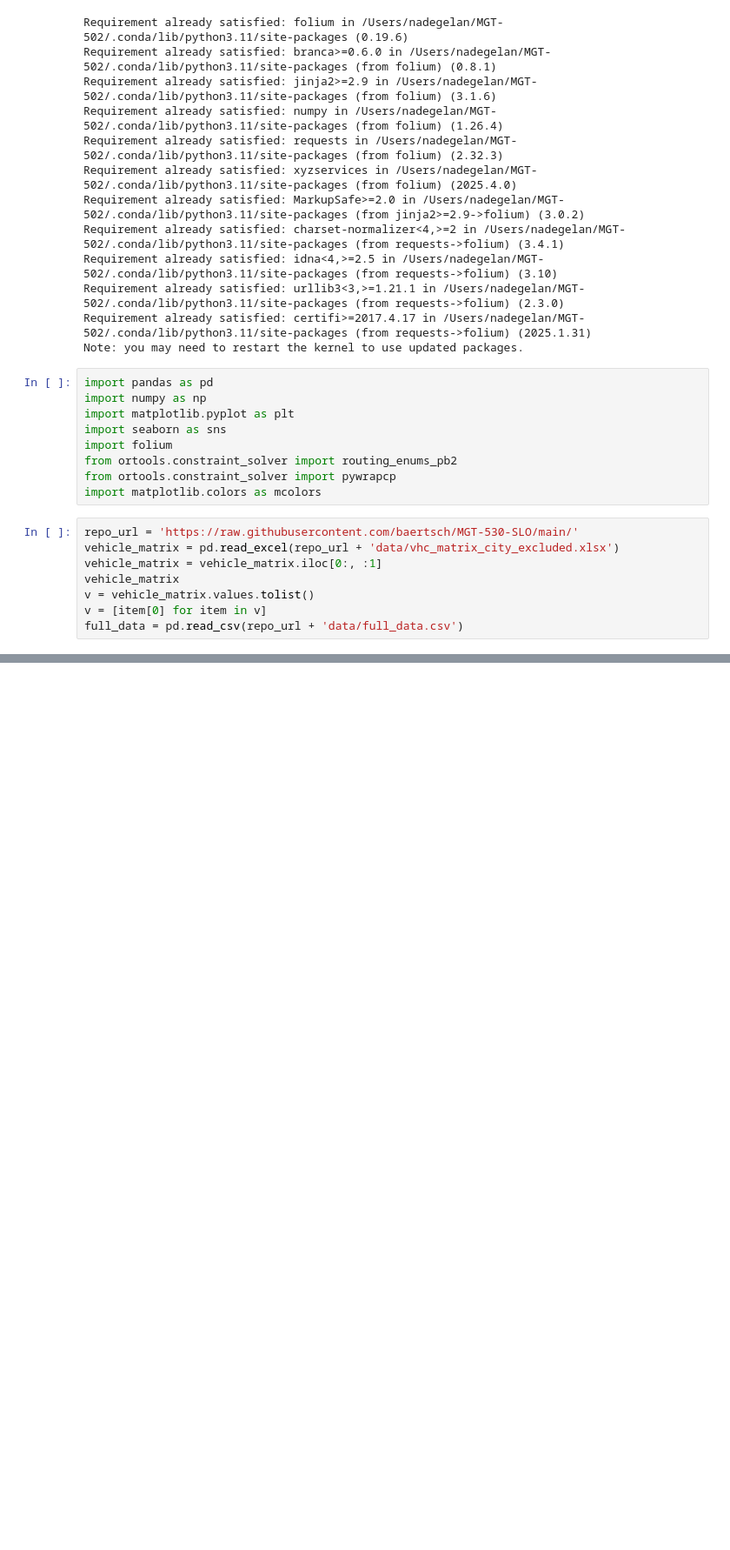
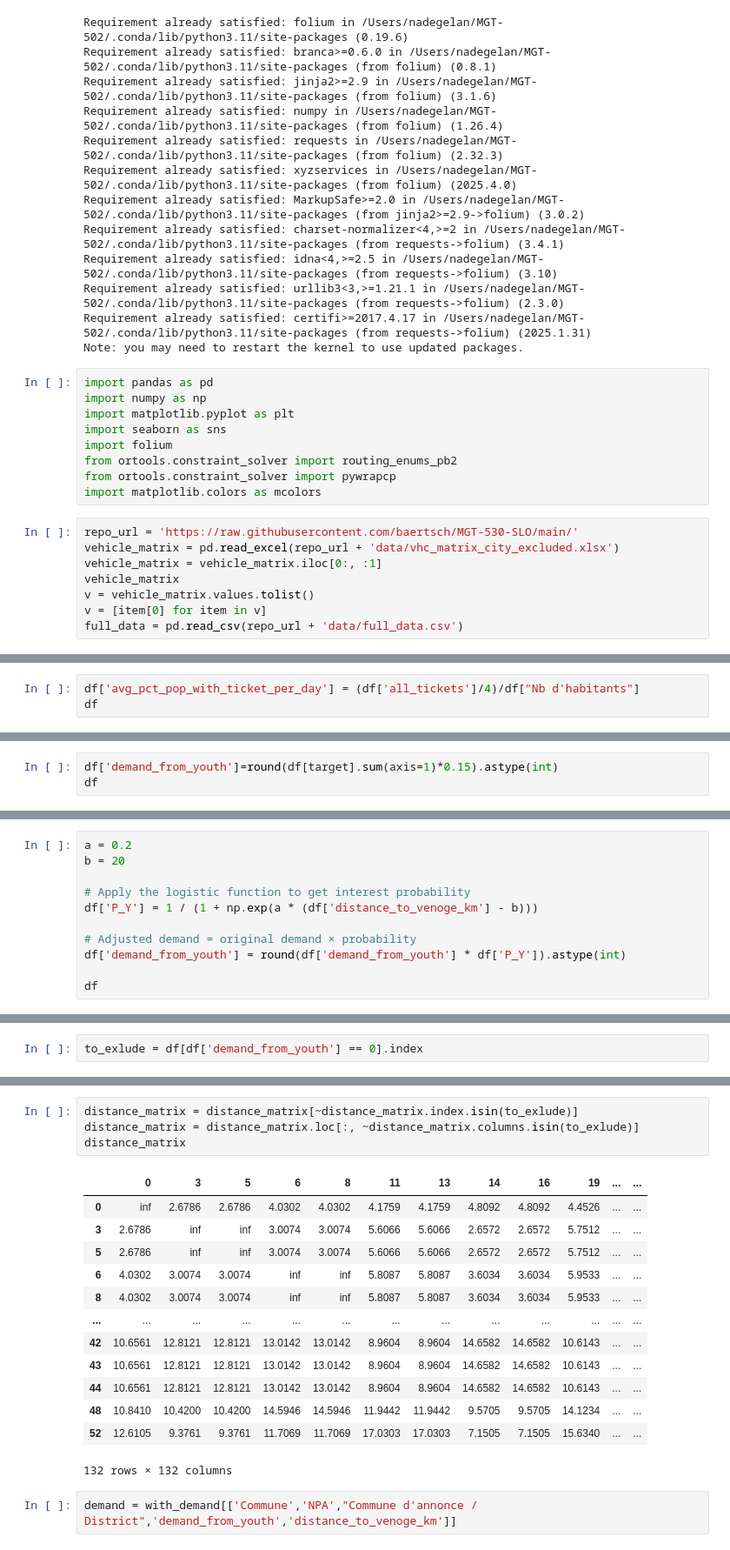
Before and after one commit to baertsch/MGT-530-SLO, a Jupyter notebook: young_people_only.ipynb, the cells around one changed output, grey strips where cells are left out. Shown at 87% size. Drawn from its saved outputs; the diff is of its cells as text; blank space fills up the shorter version.

```diff
--- a/young_people_only.ipynb
+++ b/young_people_only.ipynb
@@ -46,0 +214,3 @@ full_data = pd.read_csv(repo_url + 'data/full_data.csv')
+# %%
+df['avg_pct_pop_with_ticket_per_day'] = (df['all_tickets']/4)/df["Nb d'habitants"]
+df
@@ -46,0 +231,3 @@ full_data = pd.read_csv(repo_url + 'data/full_data.csv')
+# %%
+df['demand_from_youth']=round(df[target].sum(axis=1)*0.15).astype(int)
+df
@@ -46,0 +248,11 @@ full_data = pd.read_csv(repo_url + 'data/full_data.csv')
+# %%
+a = 0.2
+b = 20
+
+# Apply the logistic function to get interest probability
+df['P_Y'] = 1 / (1 + np.exp(a * (df['distance_to_venoge_km'] - b)))
+
+# Adjusted demand = original demand × probability
+df['demand_from_youth'] = round(df['demand_from_youth'] * df['P_Y']).astype(int)
+
+df
@@ -46,0 +273,2 @@ full_data = pd.read_csv(repo_url + 'data/full_data.csv')
+# %%
+to_exlude = df[df['demand_from_youth'] == 0].index
@@ -46,0 +292,20 @@ full_data = pd.read_csv(repo_url + 'data/full_data.csv')
+# %%
+distance_matrix = distance_matrix[~distance_matrix.index.isin(to_exlude)]
+distance_matrix = distance_matrix.loc[:, ~distance_matrix.columns.isin(to_exlude)]
+distance_matrix
+# %% [output]
+|  | 0 | 3 | 5 | 6 | 8 | 11 | 13 | 14 | 16 | 19 | ... | ... |
+| 0 | inf | 2.6786 | 2.6786 | 4.0302 | 4.0302 | 4.1759 | 4.1759 | 4.8092 | 4.8092 | 4.4526 | ... | ... |
+| 3 | 2.6786 | inf | inf | 3.0074 | 3.0074 | 5.6066 | 5.6066 | 2.6572 | 2.6572 | 5.7512 | ... | ... |
+| 5 | 2.6786 | inf | inf | 3.0074 | 3.0074 | 5.6066 | 5.6066 | 2.6572 | 2.6572 | 5.7512 | ... | ... |
+| 6 | 4.0302 | 3.0074 | 3.0074 | inf | inf | 5.8087 | 5.8087 | 3.6034 | 3.6034 | 5.9533 | ... | ... |
+| 8 | 4.0302 | 3.0074 | 3.0074 | inf | inf | 5.8087 | 5.8087 | 3.6034 | 3.6034 | 5.9533 | ... | ... |
+| ... | ... | ... | ... | ... | ... | ... | ... | ... | ... | ... | ... | ... |
+| 42 | 10.6561 | 12.8121 | 12.8121 | 13.0142 | 13.0142 | 8.9604 | 8.9604 | 14.6582 | 14.6582 | 10.6143 | ... | ... |
+| 43 | 10.6561 | 12.8121 | 12.8121 | 13.0142 | 13.0142 | 8.9604 | 8.9604 | 14.6582 | 14.6582 | 10.6143 | ... | ... |
+| 44 | 10.6561 | 12.8121 | 12.8121 | 13.0142 | 13.0142 | 8.9604 | 8.9604 | 14.6582 | 14.6582 | 10.6143 | ... | ... |
+| 48 | 10.8410 | 10.4200 | 10.4200 | 14.5946 | 14.5946 | 11.9442 | 11.9442 | 9.5705 | 9.5705 | 14.1234 | ... | ... |
+| 52 | 12.6105 | 9.3761 | 9.3761 | 11.7069 | 11.7069 | 17.0303 | 17.0303 | 7.1505 | 7.1505 | 15.6340 | ... | ... |
+132 rows × 132 columns
+# %%
+demand = with_demand[['Commune','NPA',"Commune d'annonce / District",'demand_from_youth','distance_to_venoge_km']]
```
Also changed, not shown: parts of 19 cells of this notebook, 3 other files.
